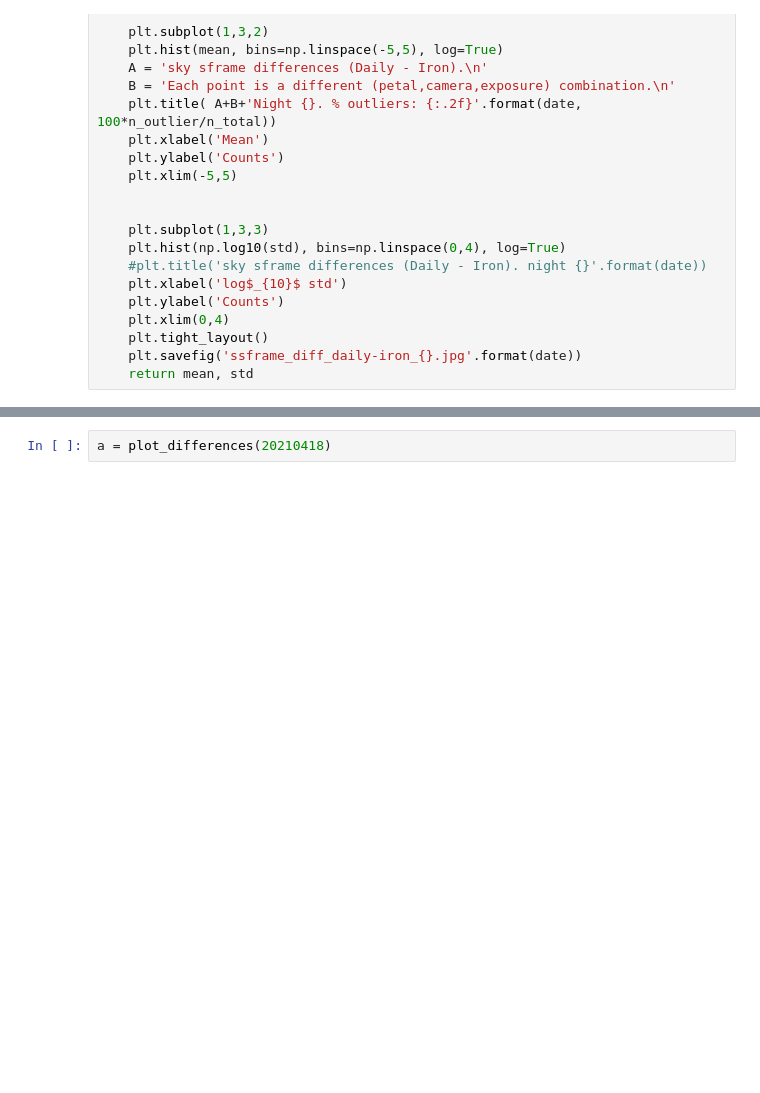
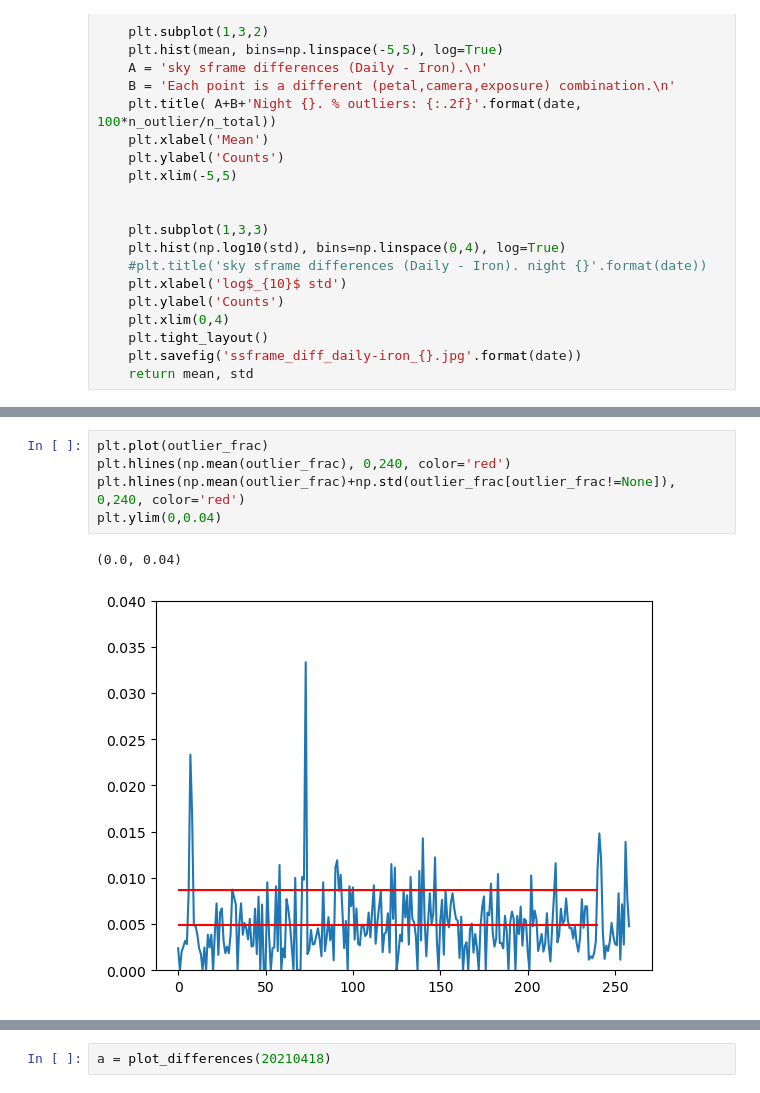
Before and after one commit to forero/desidatavalidation, a Jupyter notebook: nb/compare_sframes.ipynb, the cells around one changed output, grey strips where cells are left out. Cells and saved outputs as stored; diff of their text form; blank space fills up the shorter version.

```diff
--- a/nb/compare_sframes.ipynb
+++ b/nb/compare_sframes.ipynb
@@ -157,0 +178,8 @@ for date in nights[140:150]:
+# %%
+plt.plot(outlier_frac)
+plt.hlines(np.mean(outlier_frac), 0,240, color='red')
+plt.hlines(np.mean(outlier_frac)+np.std(outlier_frac[outlier_frac!=None]), 0,240, color='red')
+plt.ylim(0,0.04)
+# %% [output]
+(0.0, 0.04)
+[figure, added]
```
Also changed, not shown: parts of 4 cells of this notebook.
